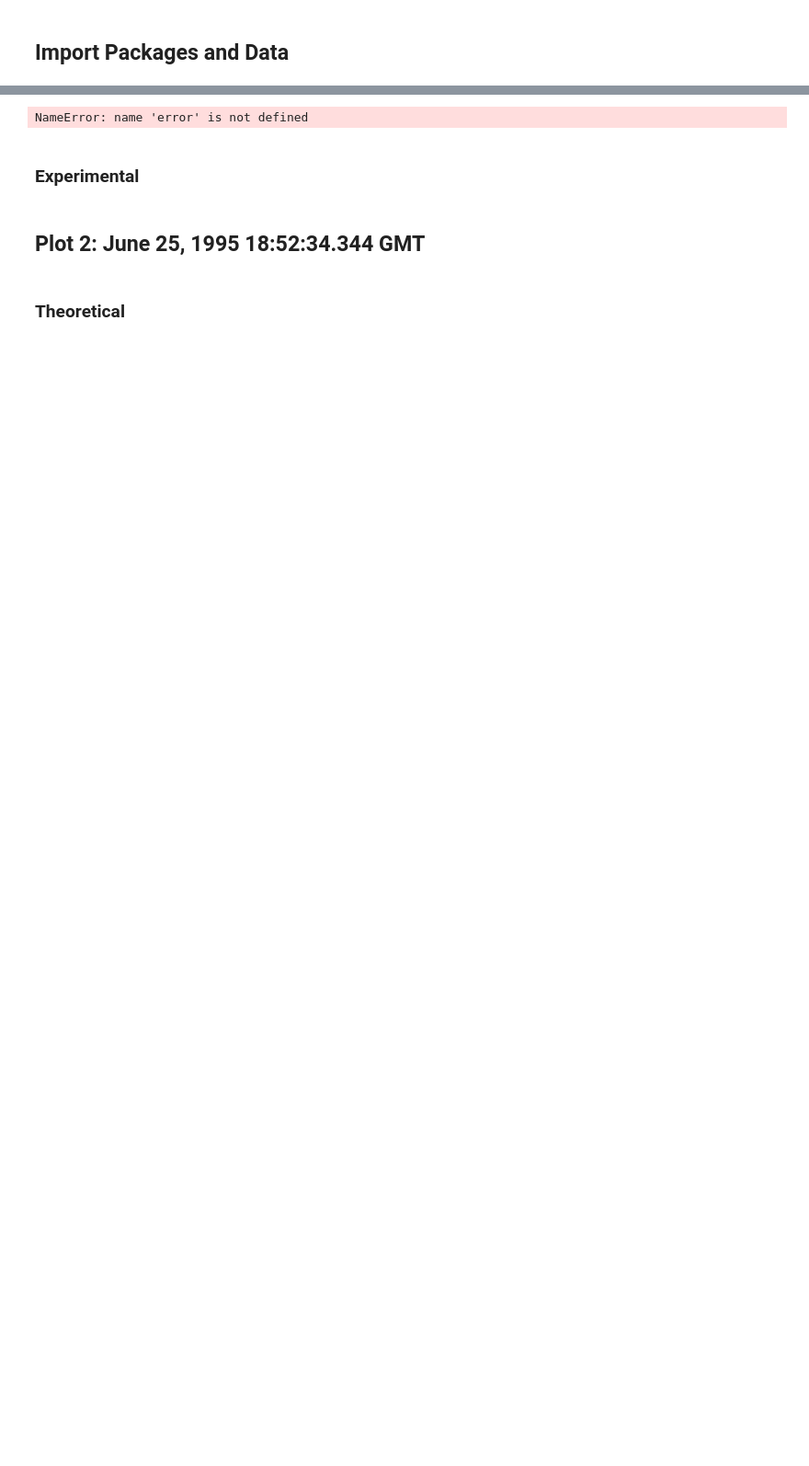
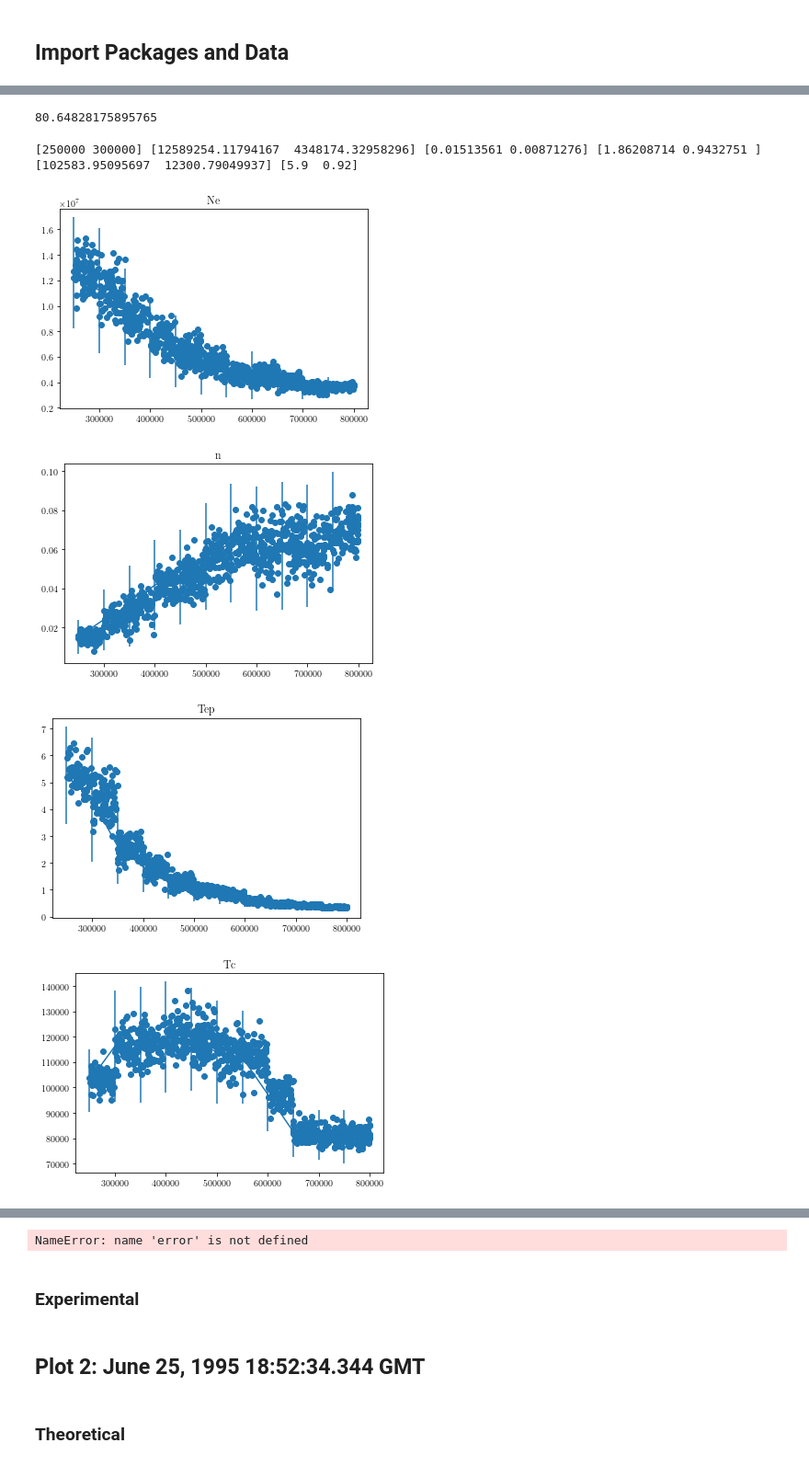
Before and after one commit to AyushmaanAggarwal/qtn-proj-ayu, a Jupyter notebook: wind_generate_data.ipynb, the cells around one changed output, grey strips where cells are left out. Shown: that part at 92% size. Saved outputs shown, nothing was run; the diff lists cells and outputs as text; code cells hidden in the pictures; blank space fills up the shorter version.

```diff
--- a/wind_generate_data.ipynb
+++ b/wind_generate_data.ipynb
@@ -170,0 +109,4 @@ print(vr2)
+# %%
+fpe**2/ne
+# %% [output]
+80.64828175895765
@@ -170,0 +143,63 @@ print(vr2)
+# %%
+vsw_ranges       = np.array(vsw_ranges_km)*10**3
+ne_ranges_log    = np.array(ne_ranges_log)
+nh_nc_ranges_log = np.array(nh_nc_ranges_log)
+tep_ranges_log   = np.array(tep_ranges_log)
+tc_ranges        = np.array(tc_ranges)* echarge/boltzmann
+th_tc_ranges_log = np.array(th_tc_ranges_log)
+# %%
+# Error propogation for log error
+# error = (partial 10^x / partial x) * log_error
+# error = ln(10)*10^x * log_error
+base10 = lambda x: 10**x
+base10error = lambda x, e: np.log(10)*(10**x)*e
+base10list = lambda lst: np.array([[base10(x), base10error(x,e)] for x, e in lst])
+
+ne_ranges    = base10list(ne_ranges_log)*10**6
+nh_nc_ranges = base10list(nh_nc_ranges_log)
+tep_ranges   = base10list(tep_ranges_log)
+th_tc_ranges = (th_tc_ranges_log)
+print(vsw_ranges[0], ne_ranges[0], nh_nc_ranges[0], tep_ranges[3], tc_ranges[0], th_tc_ranges[0])
+# %% [output]
+[250000 300000] [12589254.11794167  4348174.32958296] [0.01513561 0.00871276] [1.86208714 0.9432751 ] [102583.95095697  12300.79049937] [5.9  0.92]
+# %%
+np.random.seed(1000)
+
+def gen_random_data():
+    index = np.random.randint(0, len(vsw_ranges))
+    # vsw, ne, tep, tc, n, t
+    sd_scale = 1/4
+    return [np.random.uniform(vsw_ranges[index,0], vsw_ranges[index,1]),
+            np.random.normal(ne_ranges[index, 0], ne_ranges[index, 1]*sd_scale),
+            np.random.normal(tep_ranges[index, 0], tep_ranges[index, 1]*sd_scale),
+            np.random.normal(tc_ranges[index, 0], tc_ranges[index, 1]*sd_scale),
+            np.random.normal(nh_nc_ranges[index, 0], nh_nc_ranges[index, 1]*sd_scale),
+            np.random.normal(th_tc_ranges[index, 0], th_tc_ranges[index, 1]*sd_scale)]
+
+data = np.array([gen_random_data() for _ in range(1000)])
+# %%
+plt.title("Ne")
+plt.scatter(data[:,0], data[:,1])
+plt.errorbar(vsw_ranges[:,1]-50000,  ne_ranges[:,0], yerr=ne_ranges[:,1])
+plt.show()
+plt.title("n")
+plt.scatter(data[:,0], data[:,4])
+plt.errorbar(vsw_ranges[:,1]-50000,  nh_nc_ranges[:,0], yerr=nh_nc_ranges[:,1])
+plt.show()
+plt.title("Tep")
+plt.scatter(data[:,0], data[:,2])
+plt.errorbar(vsw_ranges[:,1]-50000,  tep_ranges[:,0], yerr=tep_ranges[:,1])
+plt.show()
+plt.title("Tc")
+plt.scatter(data[:,0], data[:,3])
+plt.errorbar(vsw_ranges[:,1]-50000,  tc_ranges[:,0], yerr=tc_ranges[:,1])
+plt.show()
+plt.title("t")
+plt.scatter(data[:,0], data[:,5])
+plt.errorbar(vsw_ranges[:,1]-50000,  th_tc_ranges[:,0], yerr=th_tc_ranges[:,1])
+plt.show()
+# %% [output]
+[figure, added]
+[figure, added]
+[figure, added]
+[figure, added]
```
Also changed, not shown: parts of 41 cells of this notebook, 4 other files.
